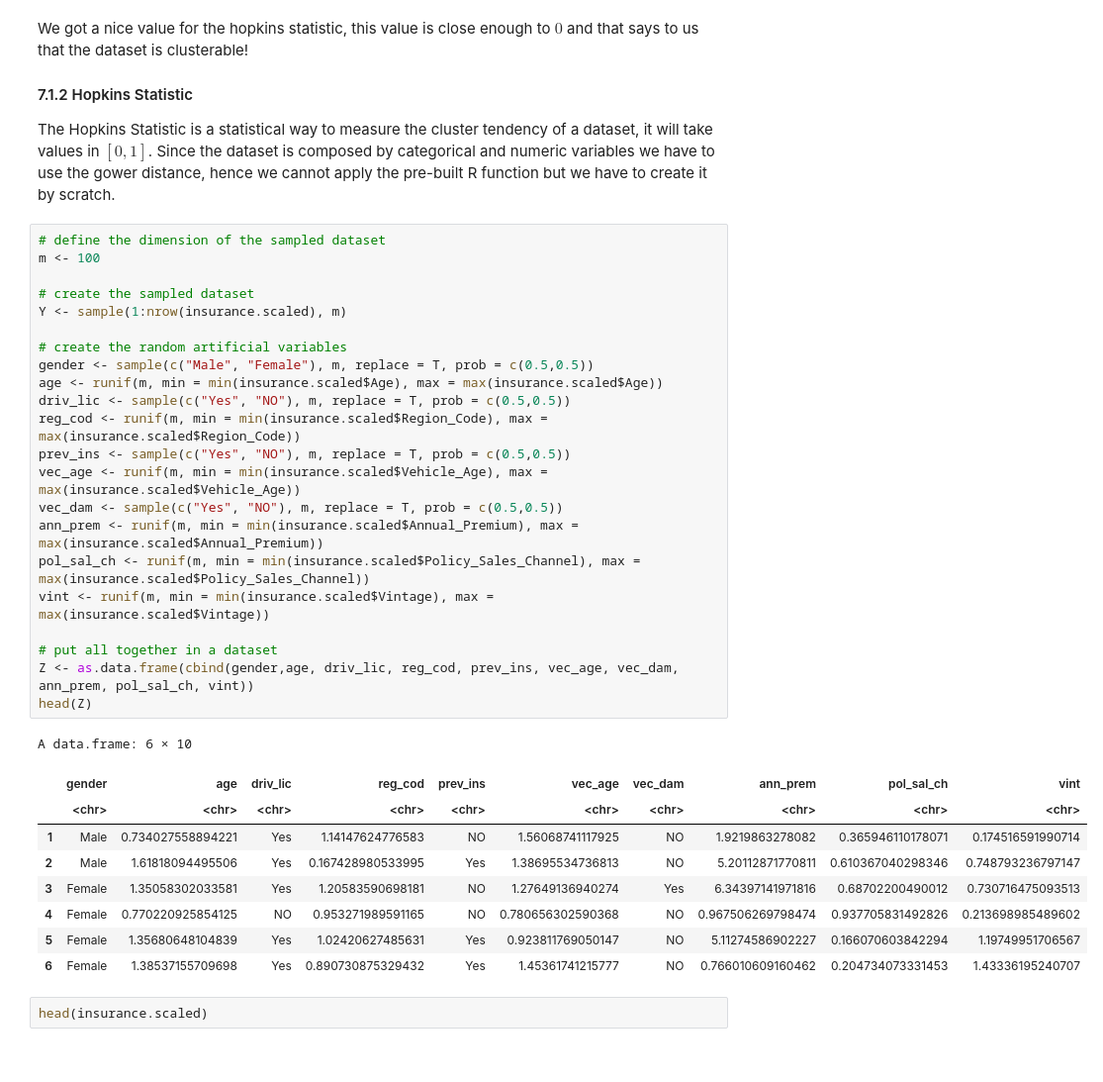
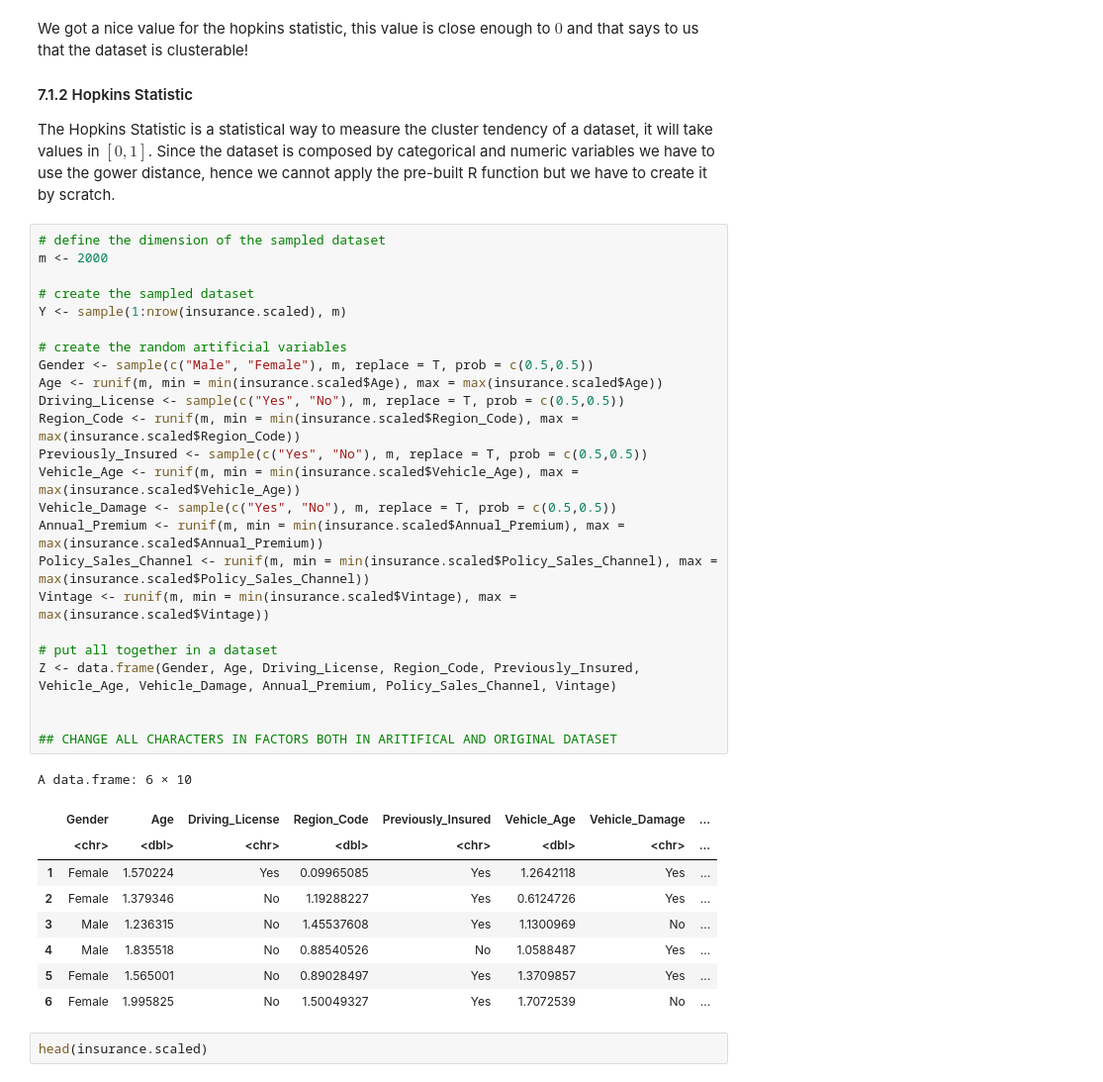
Before and after one commit to biagio-incardona/biagio-incardona.github.io, a Jupyter notebook: Report_Incardona_Biagio.ipynb, the cells around one changed output. Shown at 99% size. Cells and saved outputs as stored; diff of their text form.

```diff
--- a/Report_Incardona_Biagio.ipynb
+++ b/Report_Incardona_Biagio.ipynb
@@ -884,36 +884,38 @@ We got a nice value for the hopkins statistic, this value is close enough to $0$
 The Hopkins Statistic is a statistical way to measure the cluster tendency of a dataset, it will take values in $[0,1]$. Since the dataset is composed by categorical and numeric variables we have to use the gower distance, hence we cannot apply the pre-built R function but we have to create it by scratch.
 # %%
 # define the dimension of the sampled dataset
-m <- 100
+m <- 2000
 
 # create the sampled dataset
 Y <- sample(1:nrow(insurance.scaled), m)
 
 # create the random artificial variables
-gender <- sample(c("Male", "Female"), m, replace = T, prob = c(0.5,0.5))
-age <- runif(m, min = min(insurance.scaled$Age), max = max(insurance.scaled$Age))
-driv_lic <- sample(c("Yes", "NO"), m, replace = T, prob = c(0.5,0.5))
-reg_cod <- runif(m, min = min(insurance.scaled$Region_Code), max = max(insurance.scaled$Region_Code))
-prev_ins <- sample(c("Yes", "NO"), m, replace = T, prob = c(0.5,0.5))
-vec_age <- runif(m, min = min(insurance.scaled$Vehicle_Age), max = max(insurance.scaled$Vehicle_Age))
-vec_dam <- sample(c("Yes", "NO"), m, replace = T, prob = c(0.5,0.5))
-ann_prem <- runif(m, min = min(insurance.scaled$Annual_Premium), max = max(insurance.scaled$Annual_Premium))
-pol_sal_ch <- runif(m, min = min(insurance.scaled$Policy_Sales_Channel), max = max(insurance.scaled$Policy_Sales_Channel))
-vint <- runif(m, min = min(insurance.scaled$Vintage), max = max(insurance.scaled$Vintage))
+Gender <- sample(c("Male", "Female"), m, replace = T, prob = c(0.5,0.5))
+Age <- runif(m, min = min(insurance.scaled$Age), max = max(insurance.scaled$Age))
+Driving_License <- sample(c("Yes", "No"), m, replace = T, prob = c(0.5,0.5))
+Region_Code <- runif(m, min = min(insurance.scaled$Region_Code), max = max(insurance.scaled$Region_Code))
+Previously_Insured <- sample(c("Yes", "No"), m, replace = T, prob = c(0.5,0.5))
+Vehicle_Age <- runif(m, min = min(insurance.scaled$Vehicle_Age), max = max(insurance.scaled$Vehicle_Age))
+Vehicle_Damage <- sample(c("Yes", "No"), m, replace = T, prob = c(0.5,0.5))
+Annual_Premium <- runif(m, min = min(insurance.scaled$Annual_Premium), max = max(insurance.scaled$Annual_Premium))
+Policy_Sales_Channel <- runif(m, min = min(insurance.scaled$Policy_Sales_Channel), max = max(insurance.scaled$Policy_Sales_Channel))
+Vintage <- runif(m, min = min(insurance.scaled$Vintage), max = max(insurance.scaled$Vintage))
 
 # put all together in a dataset
-Z <- as.data.frame(cbind(gender,age, driv_lic, reg_cod, prev_ins, vec_age, vec_dam, ann_prem, pol_sal_ch, vint))
-head(Z)
+Z <- data.frame(Gender, Age, Driving_License, Region_Code, Previously_Insured, Vehicle_Age, Vehicle_Damage, Annual_Premium, Policy_Sales_Channel, Vintage)
+
+
+## CHANGE ALL CHARACTERS IN FACTORS BOTH IN ARITIFICAL AND ORIGINAL DATASET
 # %% [output]
 A data.frame: 6 × 10
-|  | gender | age | driv_lic | reg_cod | prev_ins | vec_age | vec_dam | ann_prem | pol_sal_ch | vint |
-|  | <chr> | <chr> | <chr> | <chr> | <chr> | <chr> | <chr> | <chr> | <chr> | <chr> |
-| 1 | Male | 0.734027558894221 | Yes | 1.14147624776583 | NO | 1.56068741117925 | NO | 1.9219863278082 | 0.365946110178071 | 0.174516591990714 |
-| 2 | Male | 1.61818094495506 | Yes | 0.167428980533995 | Yes | 1.38695534736813 | NO | 5.20112871770811 | 0.610367040298346 | 0.748793236797147 |
-| 3 | Female | 1.35058302033581 | Yes | 1.20583590698181 | NO | 1.27649136940274 | Yes | 6.34397141971816 | 0.68702200490012 | 0.730716475093513 |
-| 4 | Female | 0.770220925854125 | NO | 0.953271989591165 | NO | 0.780656302590368 | NO | 0.967506269798474 | 0.937705831492826 | 0.213698985489602 |
-| 5 | Female | 1.35680648104839 | Yes | 1.02420627485631 | Yes | 0.923811769050147 | NO | 5.11274586902227 | 0.166070603842294 | 1.19749951706567 |
-| 6 | Female | 1.38537155709698 | Yes | 0.890730875329432 | Yes | 1.45361741215777 | NO | 0.766010609160462 | 0.204734073331453 | 1.43336195240707 |
+|  | Gender | Age | Driving_License | Region_Code | Previously_Insured | Vehicle_Age | Vehicle_Damage | ... |
+|  | <chr> | <dbl> | <chr> | <dbl> | <chr> | <dbl> | <chr> | ... |
+| 1 | Female | 1.570224 | Yes | 0.09965085 | Yes | 1.2642118 | Yes | ... |
+| 2 | Female | 1.379346 | No | 1.19288227 | Yes | 0.6124726 | Yes | ... |
+| 3 | Male | 1.236315 | No | 1.45537608 | Yes | 1.1300969 | No | ... |
+| 4 | Male | 1.835518 | No | 0.88540526 | No | 1.0588487 | Yes | ... |
+| 5 | Female | 1.565001 | No | 0.89028497 | Yes | 1.3709857 | Yes | ... |
+| 6 | Female | 1.995825 | No | 1.50049327 | Yes | 1.7072539 | No | ... |
 # %%
 head(insurance.scaled)
 # %% [output]
```
